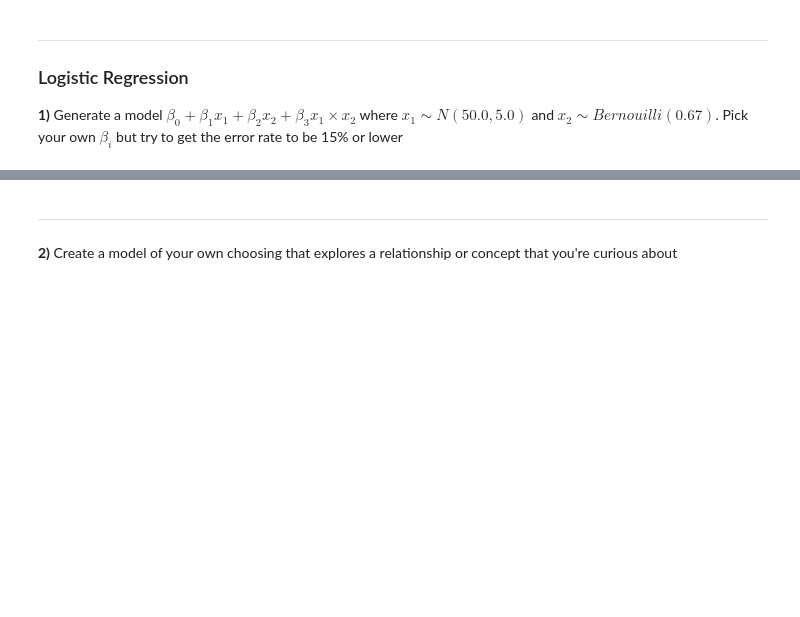
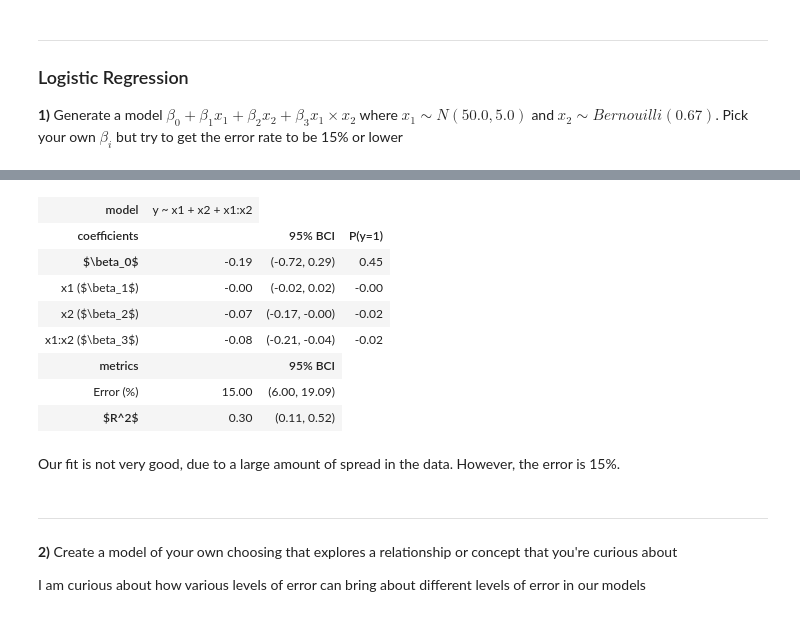
Before and after one commit to natemcintosh/en_685_648_data_science, a Jupyter notebook: 9_module/lab/nmcinto2.ipynb, the cells around one changed output, grey strips where cells are left out. Cells and saved outputs as stored; diff of their text form; code cells hidden in the pictures; blank space fills up the shorter version.

```diff
--- a/9_module/lab/nmcinto2.ipynb
+++ b/9_module/lab/nmcinto2.ipynb
@@ -227,15 +227,15 @@ From the results, it seems that given sufficiently "good" data, regression works
 np.random.seed(100)
 
 data = {}
-data["β0"] = 0
-data["β1"] = 2
+data["β0"] = 1.0
+data["β1"] = -0.5
 data["β2"] = 10
-data["β3"] = 5
+data["β3"] = -7
 
 data["x1"] = stats.norm.rvs(loc = 50.0, scale = 5.0, size = 100)
 data["x2"] = stats.bernoulli.rvs(0.67, size = 100)
 
-data["σ"] = 5
+data["σ"] = 125
 data["e"] = stats.norm.rvs(loc = 0, scale = data["σ"], size = 100)
 
 data["z"] = data["β0"] + data["β1"]*data["x1"] + data["β2"]*data["x2"] + data["β3"]*data["x1"]*data["x2"] + data["e"]
@@ -250,3 +258,20 @@ ValueError: This solver needs samples of at least 2 classes in the data, but the
+# %%
+result2 = models.bootstrap_logistic_regression( "y ~ x1 + x2 + x1:x2", data = data)
+models.describe_bootstrap_lgr(result2)
+# %% [output]
+| model | y ~ x1 + x2 + x1:x2 |
+| coefficients |  | 95% BCI | P(y=1) |
+| $\beta_0$ | -0.19 | (-0.72, 0.29) | 0.45 |
+| x1 ($\beta_1$) | -0.00 | (-0.02, 0.02) | -0.00 |
+| x2 ($\beta_2$) | -0.07 | (-0.17, -0.00) | -0.02 |
+| x1:x2 ($\beta_3$) | -0.08 | (-0.21, -0.04) | -0.02 |
+| metrics |  | 95% BCI |
+| Error (%) | 15.00 | (6.00, 19.09) |
+| $R^2$ | 0.30 | (0.11, 0.52) |
+# %% [markdown]
+Our fit is not very good, due to a large amount of spread in the data. However, the error is 15%.
 # %% [markdown]
 ---
 **2)** Create a model of your own choosing that explores a relationship or concept that you're curious about
+
+I am curious about how various levels of error can bring about different levels of error in our models
```
Also changed, not shown: parts of 13 cells of this notebook.
